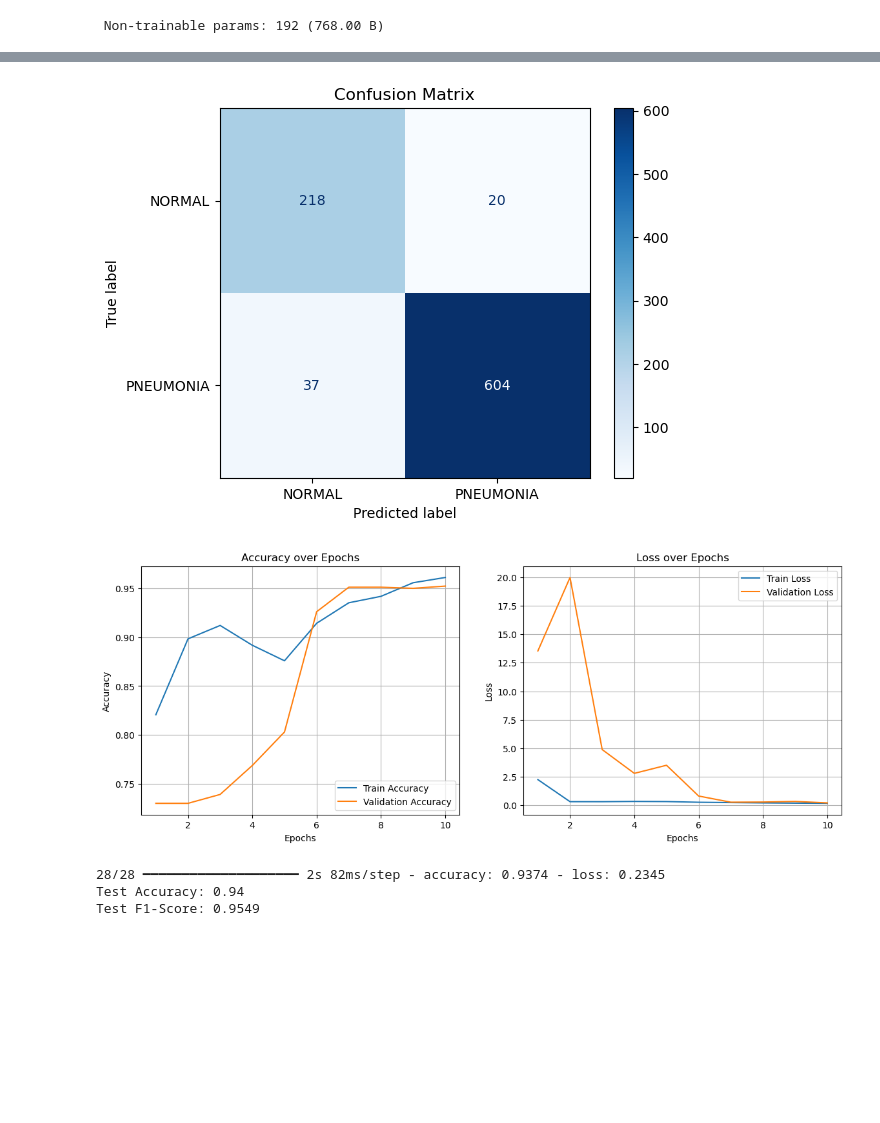
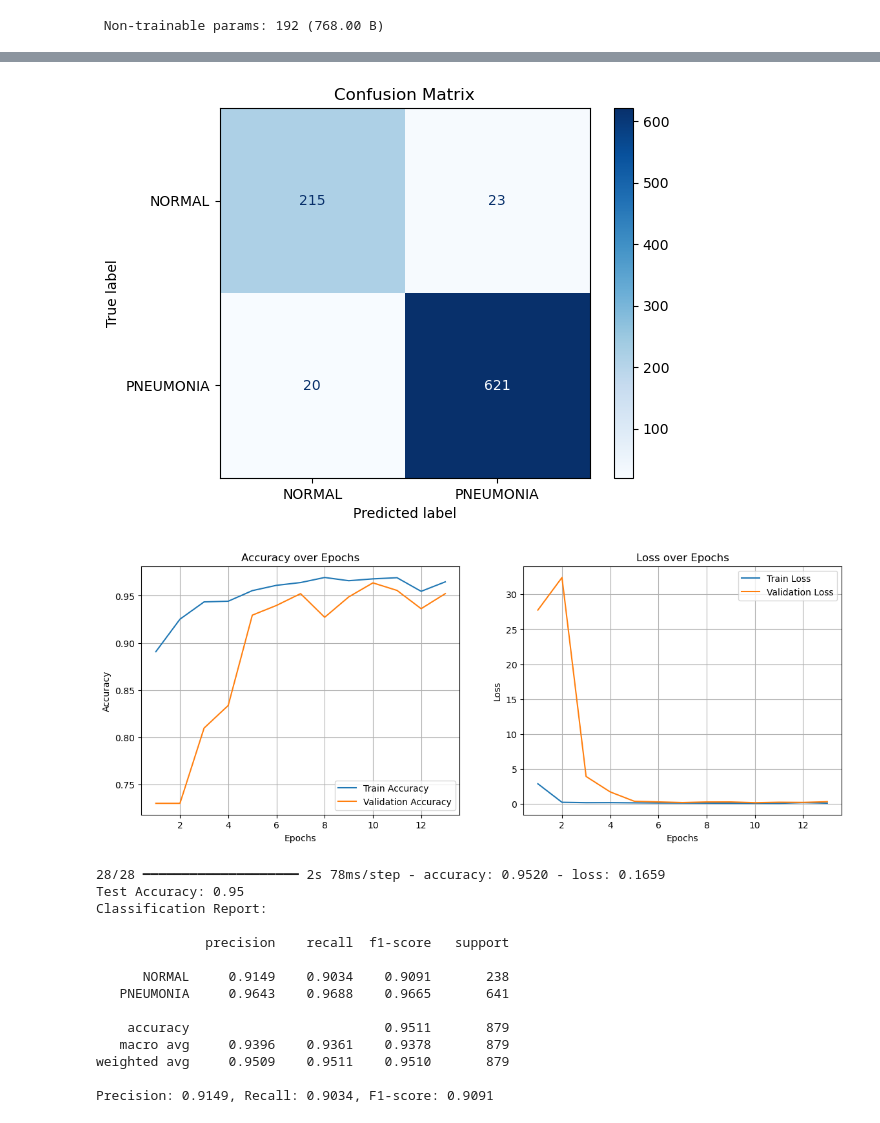
Before and after one commit to Mi0ush/Pneumonia-Detection, a Jupyter notebook: CNN_Pneumonia_los_batch_norm.ipynb, the cells around one changed output, grey strips where cells are left out. Cells and saved outputs as stored; diff of their text form; code cells hidden in the pictures; blank space fills up the shorter version.

```diff
--- a/CNN_Pneumonia_los_batch_norm.ipynb
+++ b/CNN_Pneumonia_los_batch_norm.ipynb
@@ -18,6 +17,6 @@ from sklearn.metrics import f1_score
 # %%
 # Ścieżka do folderu z danymi
-base_dir = " "
+base_dir = "C:\\Users\\milos\\Desktop\\pneumonia\\xray"
 
 categories = ["NORMAL", "PNEUMONIA"]
 img_size = (224, 224)  # Wymiary obrazu
@@ -189,11 +188,19 @@ for image_data, image_labels in train_dataset.take(1):
     print(f"Shape of features: {image_data.shape}")
     print(f"Shape of labels: {image_labels.shape}")
 
+# Tworzenie obiektu EarlyStopping
+early_stopping = EarlyStopping(
+    monitor='val_loss',
+    patience=3,
+    restore_best_weights=True
+)
+
 # Trenowanie modelu z wagami klas
 history = model.fit(
     train_dataset,
     validation_data=val_dataset,
-    epochs=10,
+    epochs=50,
+    callbacks=[early_stopping]
 )
 # %% [output]
 Shape of features: (32, 224, 224, 1)
@@ -275,6 +282,14 @@ plot_training_history(history)
 test_loss, test_accuracy = model.evaluate(test_dataset)
 print(f"Test Accuracy: {test_accuracy:.2f}")
 
-test_f1 = f1_score(image_labels_test, image_labels_pred)
-print(f"Test F1-Score: {test_f1:.4f}")
+# Wyświetlanie dodatkowych metryk
+report = classification_report(image_labels_true, image_labels_pred, target_names=["NORMAL", "PNEUMONIA"], digits=4)
+print("Classification Report:\n")
+print(report)
+
+# Dodatkowe metryki
+precision = report.split('\n')[2].split()[1]
+recall = report.split('\n')[2].split()[2]
+f1 = report.split('\n')[2].split()[3]
+print(f"Precision: {precision}, Recall: {recall}, F1-score: {f1}")
 # %% [output]
@@ -282,5 +297,16 @@ print(f"Test F1-Score: {test_f1:.4f}")
-[figure, old version]
+[figure, new version]
-[figure, old version]
+[figure, new version]
-28/28 ━━━━━━━━━━━━━━━━━━━━ 2s 82ms/step - accuracy: 0.9374 - loss: 0.2345
-Test Accuracy: 0.94
-Test F1-Score: 0.9549
+28/28 ━━━━━━━━━━━━━━━━━━━━ 2s 78ms/step - accuracy: 0.9520 - loss: 0.1659
+Test Accuracy: 0.95
+Classification Report:
+
+              precision    recall  f1-score   support
+
+      NORMAL     0.9149    0.9034    0.9091       238
+   PNEUMONIA     0.9643    0.9688    0.9665       641
+
+    accuracy                         0.9511       879
+   macro avg     0.9396    0.9361    0.9378       879
+weighted avg     0.9509    0.9511    0.9510       879
+
+Precision: 0.9149, Recall: 0.9034, F1-score: 0.9091
```
Also changed, not shown: parts of 6 cells of this notebook, 8 other files.
